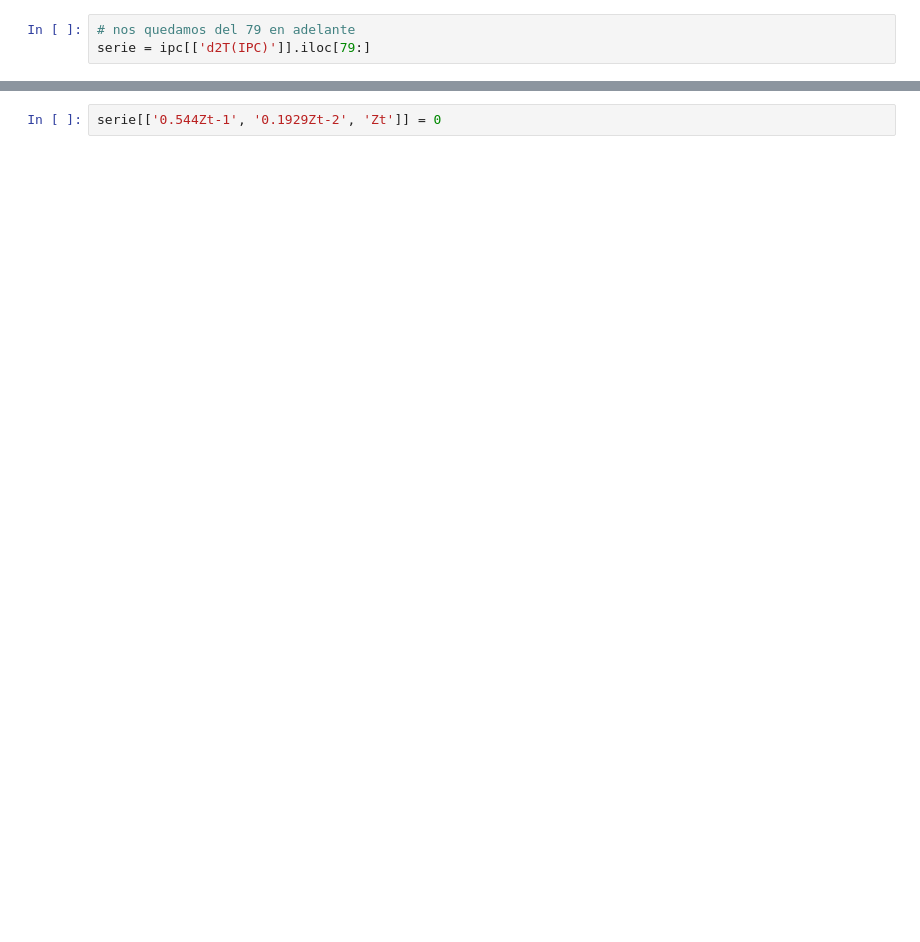
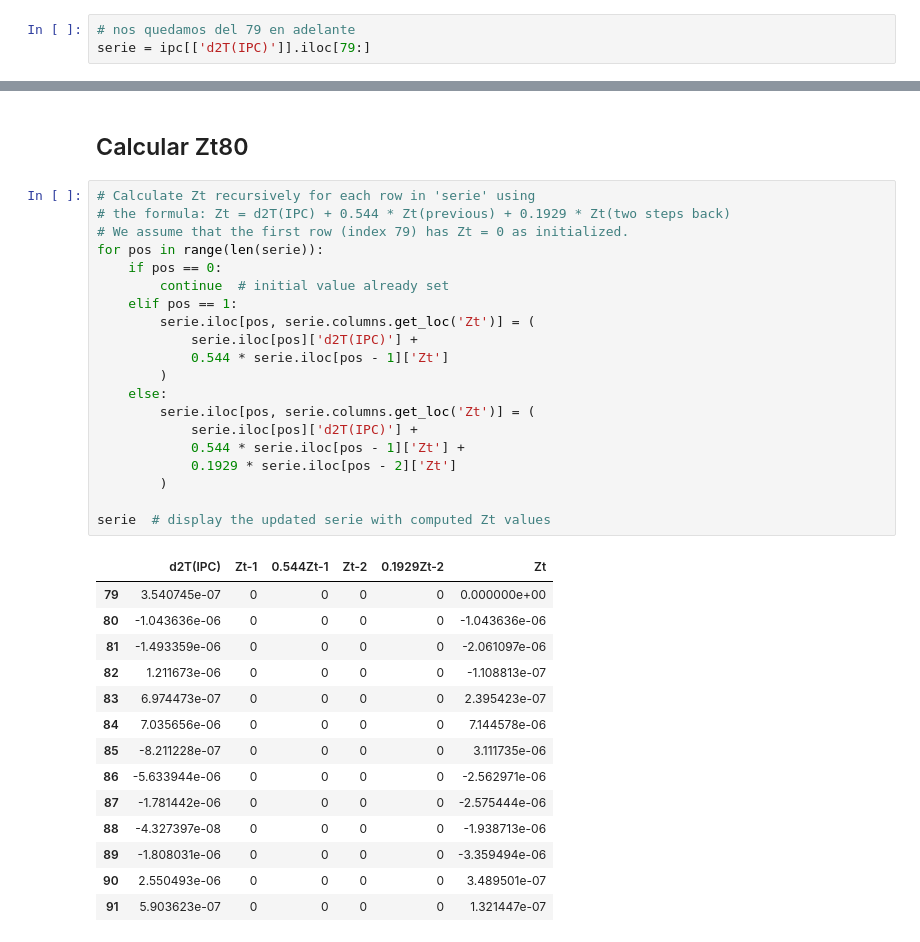
Before and after one commit to heritaco/Time-Series, a Jupyter notebook: 04-Recursivo-para-Residuales/a.ipynb, the cells around one changed output, grey strips where cells are left out. Cells and saved outputs as stored; diff of their text form; blank space fills up the shorter version.

```diff
--- a/04-Recursivo-para-Residuales/a.ipynb
+++ b/04-Recursivo-para-Residuales/a.ipynb
@@ -120,2 +118,37 @@ serie
-# %%
-serie[['0.544Zt-1', '0.1929Zt-2', 'Zt']] = 0
+# %% [markdown]
+## Calcular Zt80
+# %%
+# Calculate Zt recursively for each row in 'serie' using
+# the formula: Zt = d2T(IPC) + 0.544 * Zt(previous) + 0.1929 * Zt(two steps back)
+# We assume that the first row (index 79) has Zt = 0 as initialized.
+for pos in range(len(serie)):
+    if pos == 0:
+        continue  # initial value already set
+    elif pos == 1:
+        serie.iloc[pos, serie.columns.get_loc('Zt')] = (
+            serie.iloc[pos]['d2T(IPC)'] +
+            0.544 * serie.iloc[pos - 1]['Zt']
+        )
+    else:
+        serie.iloc[pos, serie.columns.get_loc('Zt')] = (
+            serie.iloc[pos]['d2T(IPC)'] +
+            0.544 * serie.iloc[pos - 1]['Zt'] +
+            0.1929 * serie.iloc[pos - 2]['Zt']
+        )
+
+serie  # display the updated serie with computed Zt values
+# %% [output]
+|  | d2T(IPC) | Zt-1 | 0.544Zt-1 | Zt-2 | 0.1929Zt-2 | Zt |
+| 79 | 3.540745e-07 | 0 | 0 | 0 | 0 | 0.000000e+00 |
+| 80 | -1.043636e-06 | 0 | 0 | 0 | 0 | -1.043636e-06 |
+| 81 | -1.493359e-06 | 0 | 0 | 0 | 0 | -2.061097e-06 |
+| 82 | 1.211673e-06 | 0 | 0 | 0 | 0 | -1.108813e-07 |
+| 83 | 6.974473e-07 | 0 | 0 | 0 | 0 | 2.395423e-07 |
+| 84 | 7.035656e-06 | 0 | 0 | 0 | 0 | 7.144578e-06 |
+| 85 | -8.211228e-07 | 0 | 0 | 0 | 0 | 3.111735e-06 |
+| 86 | -5.633944e-06 | 0 | 0 | 0 | 0 | -2.562971e-06 |
+| 87 | -1.781442e-06 | 0 | 0 | 0 | 0 | -2.575444e-06 |
+| 88 | -4.327397e-08 | 0 | 0 | 0 | 0 | -1.938713e-06 |
+| 89 | -1.808031e-06 | 0 | 0 | 0 | 0 | -3.359494e-06 |
+| 90 | 2.550493e-06 | 0 | 0 | 0 | 0 | 3.489501e-07 |
+| 91 | 5.903623e-07 | 0 | 0 | 0 | 0 | 1.321447e-07 |
```
Also changed, not shown: parts of 17 cells of this notebook, 1 other file.
